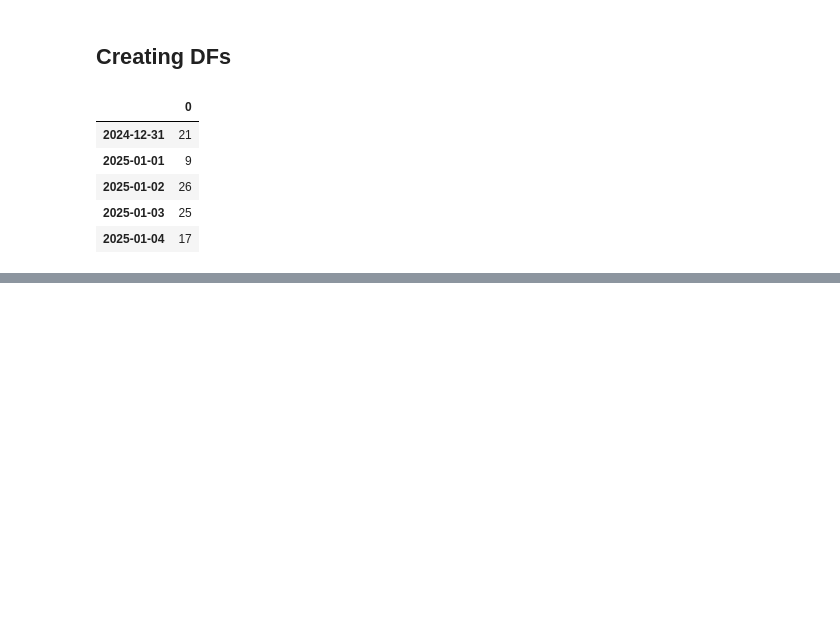
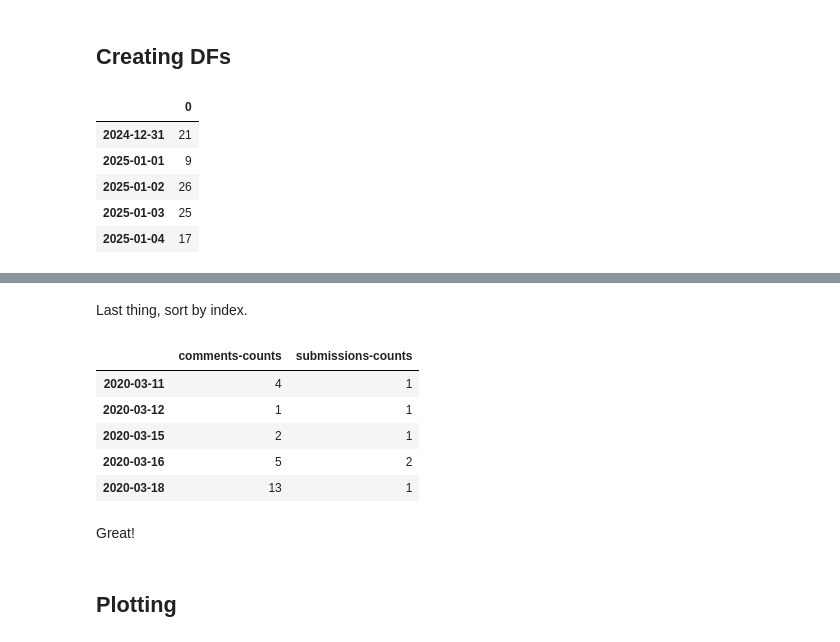
Before and after one commit to crystalzhaozj/week4-tasks-new, a Jupyter notebook: advanced.ipynb, the cells around one changed output, grey strips where cells are left out. Drawn from its saved outputs; the diff is of its cells as text; code cells hidden in the pictures; blank space fills up the shorter version.

```diff
--- a/advanced.ipynb
+++ b/advanced.ipynb
@@ -142,0 +218,16 @@ full_df =
+# %% [markdown]
+Last thing, sort by index.
+# %%
+full_df = full_df.sort_index()
+full_df.head()
+# %% [output]
+|  | comments-counts | submissions-counts |
+| 2020-03-11 | 4 | 1 |
+| 2020-03-12 | 1 | 1 |
+| 2020-03-15 | 2 | 1 |
+| 2020-03-16 | 5 | 2 |
+| 2020-03-18 | 13 | 1 |
+# %% [markdown]
+Great!
+# %% [markdown]
+## Plotting
```
Also changed, not shown: parts of 7 cells of this notebook.
